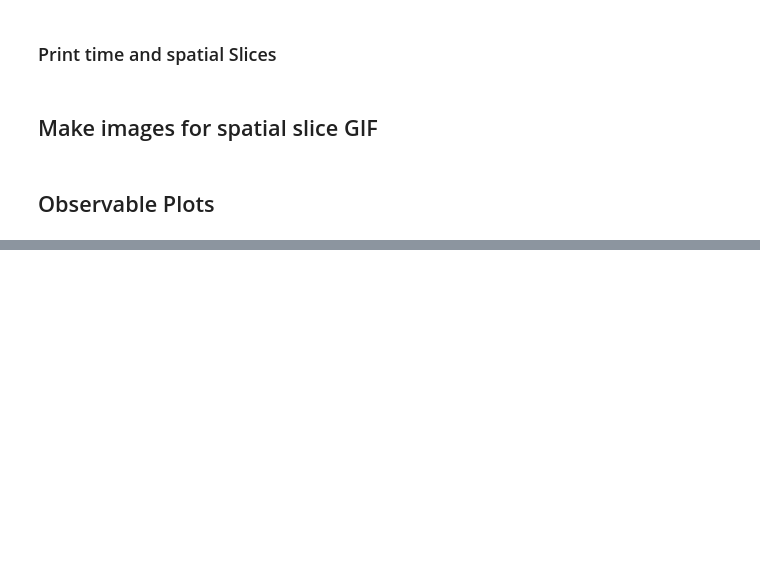
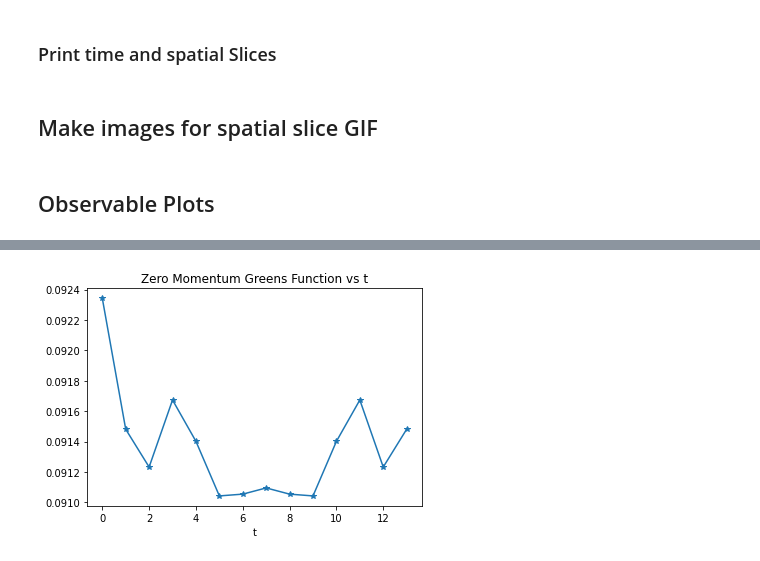
Before and after one commit to ats2008/phiFourSim, a Jupyter notebook: PhiFourLatticeValidation.ipynb, the cells around one changed output, grey strips where cells are left out. Saved outputs shown, nothing was run; the diff lists cells and outputs as text; code cells hidden in the pictures; blank space fills up the shorter version.

```diff
--- a/PhiFourLatticeValidation.ipynb
+++ b/PhiFourLatticeValidation.ipynb
@@ -264,0 +440,19 @@ energy.shape[0]
+# %%
+n=lattice.shape[1]
+idxs=np.arange(n)
+shifted_idxs=[]
+for i in range(n):
+    shifted_idxs.append((idxs+i)%n)
+print("n = ",n)
+
+phiZeroPhiT=[]
+phi=[]
+for i in range(lattice.shape[0]):
+    tSlice_avg=np.average(lattice[0],axis=(-3,-2,-1))
+    vals=[]
+    for j in range(n):
+        vals.append(np.average(tSlice_avg*tSlice_avg[shifted_idxs[j]]))
+    phiZeroPhiT.append(np.array(vals))
+    phi.append(np.array(vals)*0.0+np.average(tSlice_avg))
+phiZeroPhiT=np.array(phiZeroPhiT)
+phi=np.array(phi)
@@ -264,0 +471,13 @@ energy.shape[0]
+# %%
+G0val=phiZeroPhiT-phi
+G0t_func=[]
+G0t_func_err=[]
+
+for i in range(n):
+    val=[x for x in G0val[:,i]]
+    g0t,g0t_err=jacknife(val,np.average,10)
+    G0t_func.append(g0t)
+    G0t_func_err.append(g0t_err)
+    print(i," : ",g0t," +/- ",g0t_err)
+G0t_func=np.array(G0t_func)
+G0t_func_err=np.array(G0t_func_err)
@@ -264,0 +499,7 @@ energy.shape[0]
+# %%
+plt.errorbar(np.arange(n),G0t_func*14,G0t_func_err,fmt='-*',barsabove=True,elinewidth=5)
+plt.title('Zero Momentum Greens Function vs t')
+plt.xlabel('t')
+plt.savefig('ZeroPGreenFunc.png')
+# %% [output]
+[figure, added]
```
Also changed, not shown: parts of 19 cells of this notebook, 5 other files.
